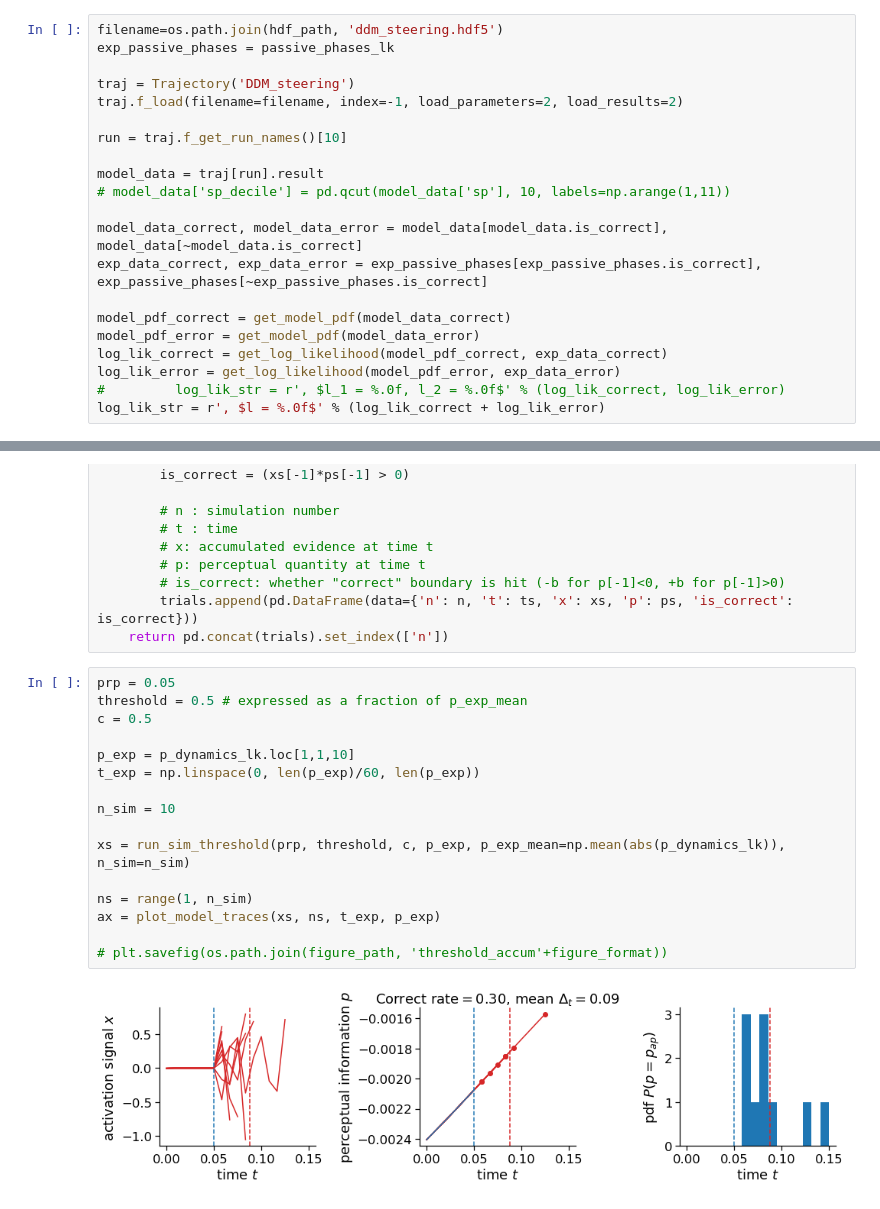
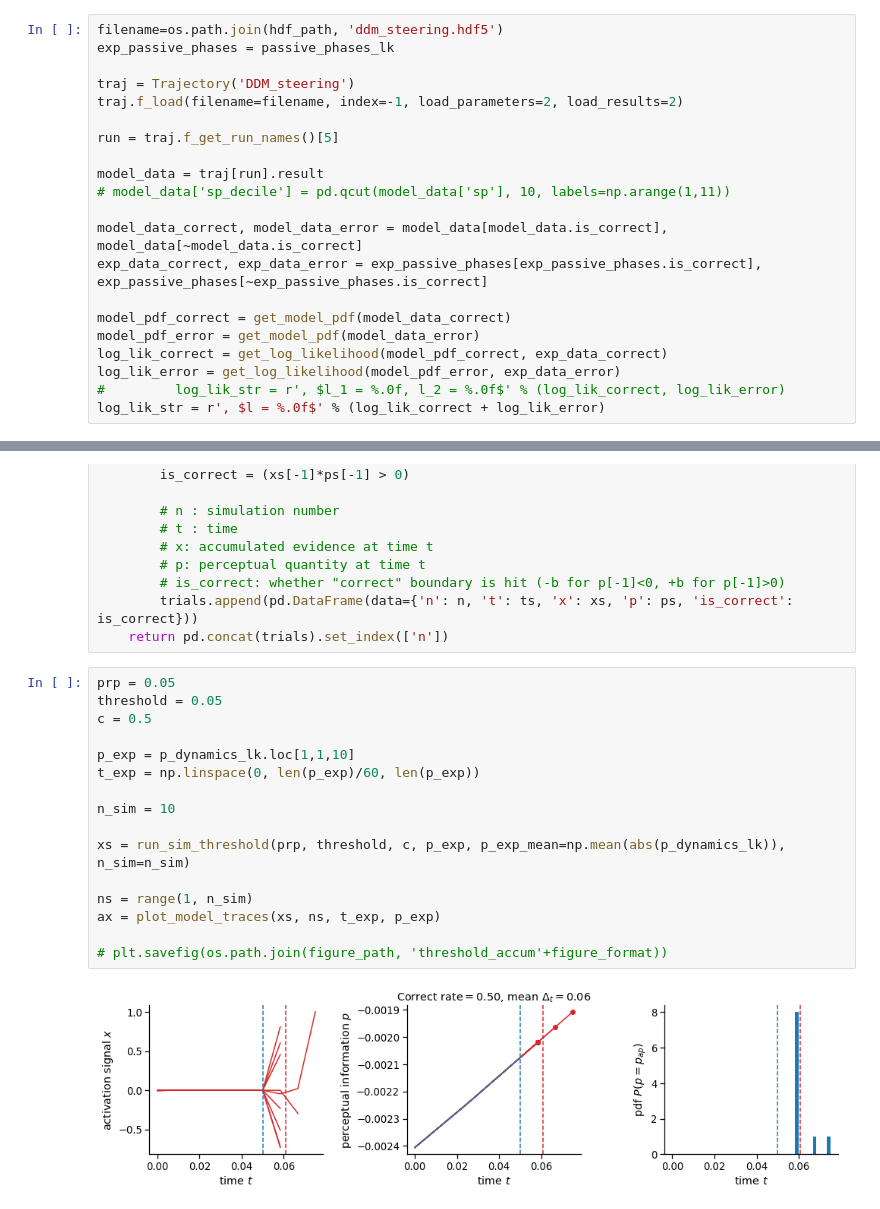
Before and after one commit to cherepaha/initiation, a Jupyter notebook: steering_data_analysis.ipynb, the cells around one changed output, grey strips where cells are left out. Drawn from its saved outputs; the diff is of its cells as text.

Commit message:
Threshold model analysis updated

```diff
--- a/steering_data_analysis.ipynb
+++ b/steering_data_analysis.ipynb
@@ -601,7 +598,7 @@ exp_passive_phases = passive_phases_lk
 traj = Trajectory('DDM_steering')
 traj.f_load(filename=filename, index=-1, load_parameters=2, load_results=2)
 
-run = traj.f_get_run_names()[10]
+run = traj.f_get_run_names()[5]
 
 model_data = traj[run].result
 # model_data['sp_decile'] = pd.qcut(model_data['sp'], 10, labels=np.arange(1,11))
@@ -706,19 +709,19 @@ def run_sim_threshold(prp, threshold, c, p_exp, p_exp_mean, n_sim):
     return pd.concat(trials).set_index(['n'])
 # %%
 prp = 0.05
-threshold = 0.5 # expressed as a fraction of p_exp_mean
+threshold = 0.05
 c = 0.5
 
 p_exp = p_dynamics_lk.loc[1,1,10]
 t_exp = np.linspace(0, len(p_exp)/60, len(p_exp))
 
 n_sim = 10
 
 xs = run_sim_threshold(prp, threshold, c, p_exp, p_exp_mean=np.mean(abs(p_dynamics_lk)), n_sim=n_sim)
 
 ns = range(1, n_sim)
 ax = plot_model_traces(xs, ns, t_exp, p_exp)
 
 # plt.savefig(os.path.join(figure_path, 'threshold_accum'+figure_format))
 # %% [output]
-[figure, old version]
+[figure, new version]
```
Also changed, not shown: parts of 12 cells of this notebook, 4 other files.
